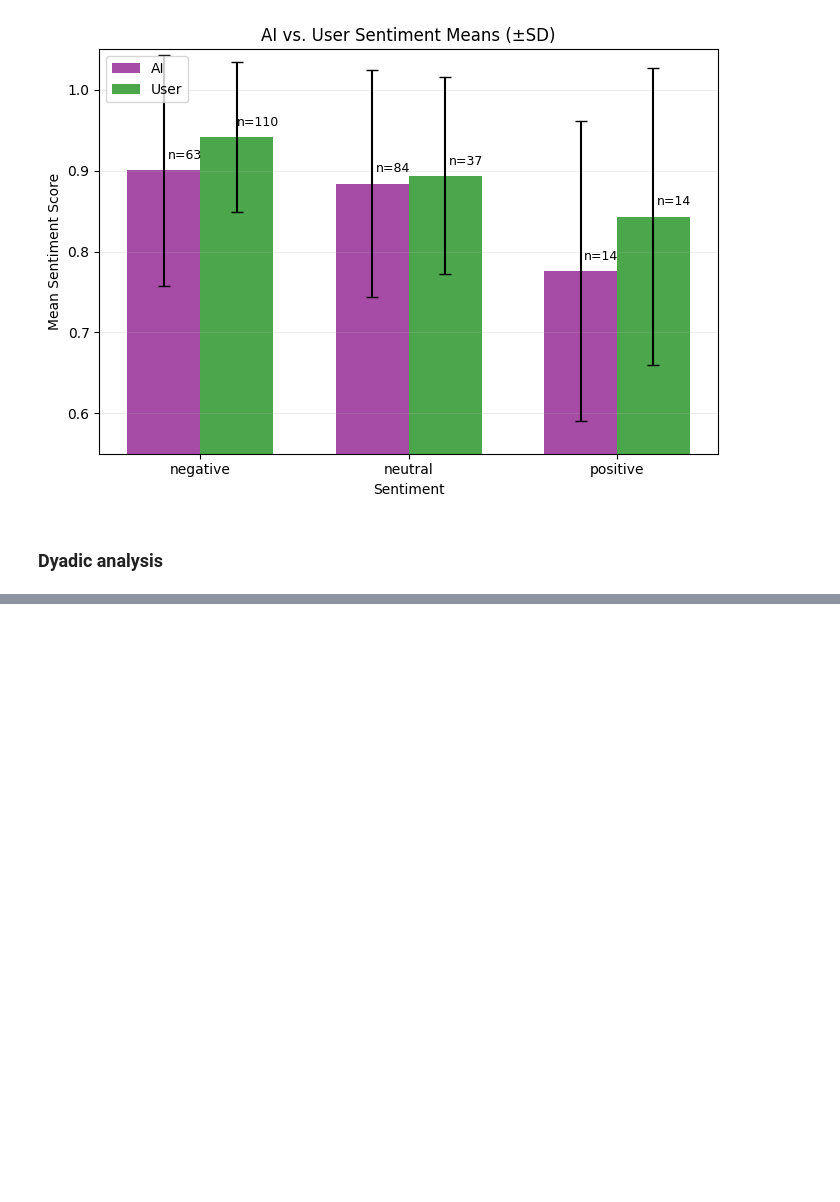
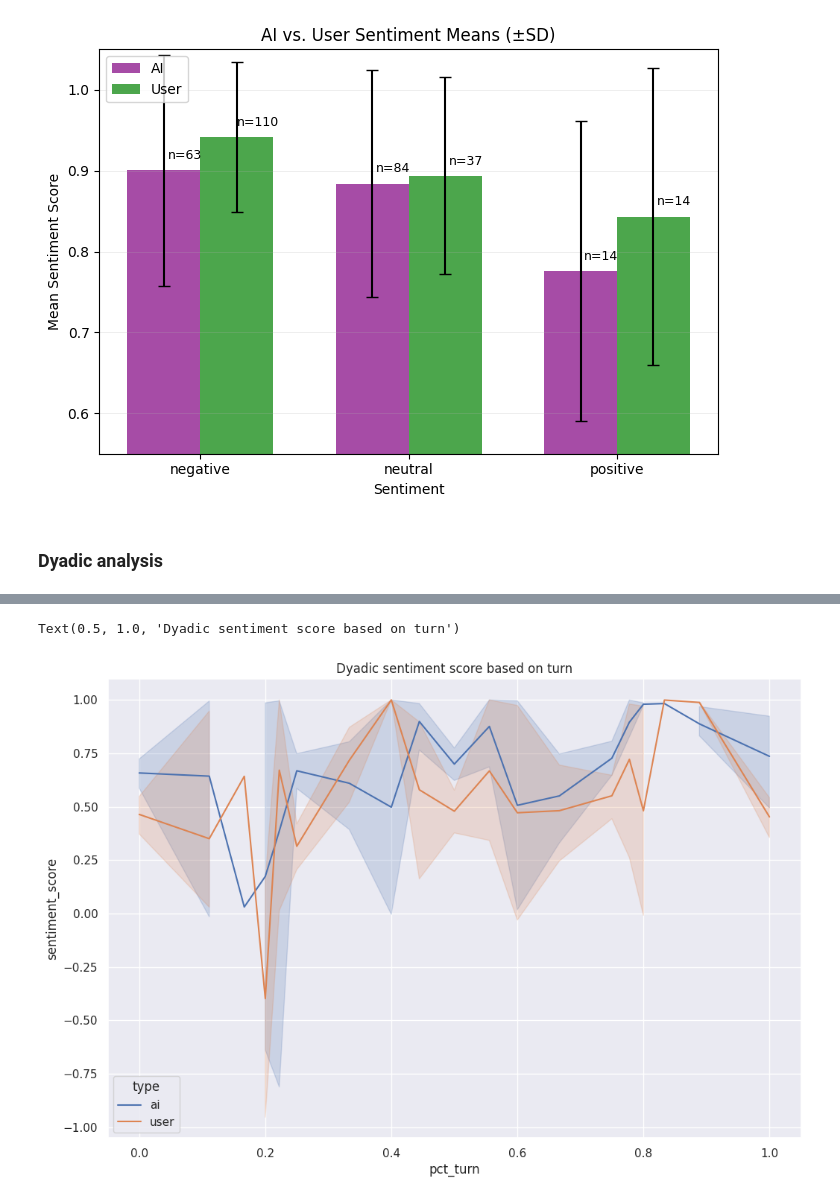
Before and after one commit to Halfidaldal/PENPAL_analysis, a Jupyter notebook: Berlin/Scripts & analyses/sentiment.ipynb, the cells around one changed output, grey strips where cells are left out. Saved outputs shown, nothing was run; the diff lists cells and outputs as text; code cells hidden in the pictures; blank space fills up the shorter version.

Commit message:
Dyadic turn sentiment analysis

```diff
--- a/Berlin/Scripts & analyses/sentiment.ipynb
+++ b/Berlin/Scripts & analyses/sentiment.ipynb
@@ -178,6 +164,7 @@ plt.show()
 ### Dyadic analysis
 # %%
 df_dyad = pd.read_parquet('/work/PENPAL/PENPAL_analysis/Berlin/Scripts & analyses/data/story_text_field_w_embeddings_jina.parquet')
+df_dyad = df_dyad[df_dyad['language'] == 'de']
 # %%
 df_dyad
 # %% [output]
@@ -225,0 +269,41 @@ print(df_turns.head(10))
+# %%
+model_name = "oliverguhr/german-sentiment-bert"
+tokenizer = AutoTokenizer.from_pretrained(model_name)
+model = AutoModelForSequenceClassification.from_pretrained(model_name)
+model.eval()
+
+device = torch.device("cuda" if torch.cuda.is_available() else "cpu")
+model.to(device)
+
+def batch_sentiment(texts, batch_size=64):
+    all_scores = []
+    for i in tqdm(range(0, len(texts), batch_size)):
+        batch = texts[i:i+batch_size]
+        inputs = tokenizer(batch, return_tensors="pt", truncation=True, padding=True).to(device)
+        with torch.no_grad():
+            outputs = model(**inputs)
+            probs = torch.nn.functional.softmax(outputs.logits, dim=-1)
+            # Use column indexing across the batch
+            valence = ((probs[:, 2] - probs[:, 0]) * (1 - probs[:, 1]))
+            all_scores.extend(valence.cpu().numpy())
+    return all_scores
+
+df_turns["sentiment_score_3"] = batch_sentiment(df_turns["text"].tolist())
+# %%
+import seaborn as sns
+
+plt.figure(figsize=(12,8))
+
+sns.set_theme(style="darkgrid")
+# Load an example dataset with long-form data
+
+# Plot the responses for different events and regions
+sns.lineplot(x="pct_turn", y="sentiment_score",
+             hue="type",
+             data=df_turns)
+
+plt.title('Dyadic sentiment score based on turn')
+plt.show()
+# %% [output]
+Text(0.5, 1.0, 'Dyadic sentiment score based on turn')
+[figure, added]
```
Also changed, not shown: parts of 9 cells of this notebook.
